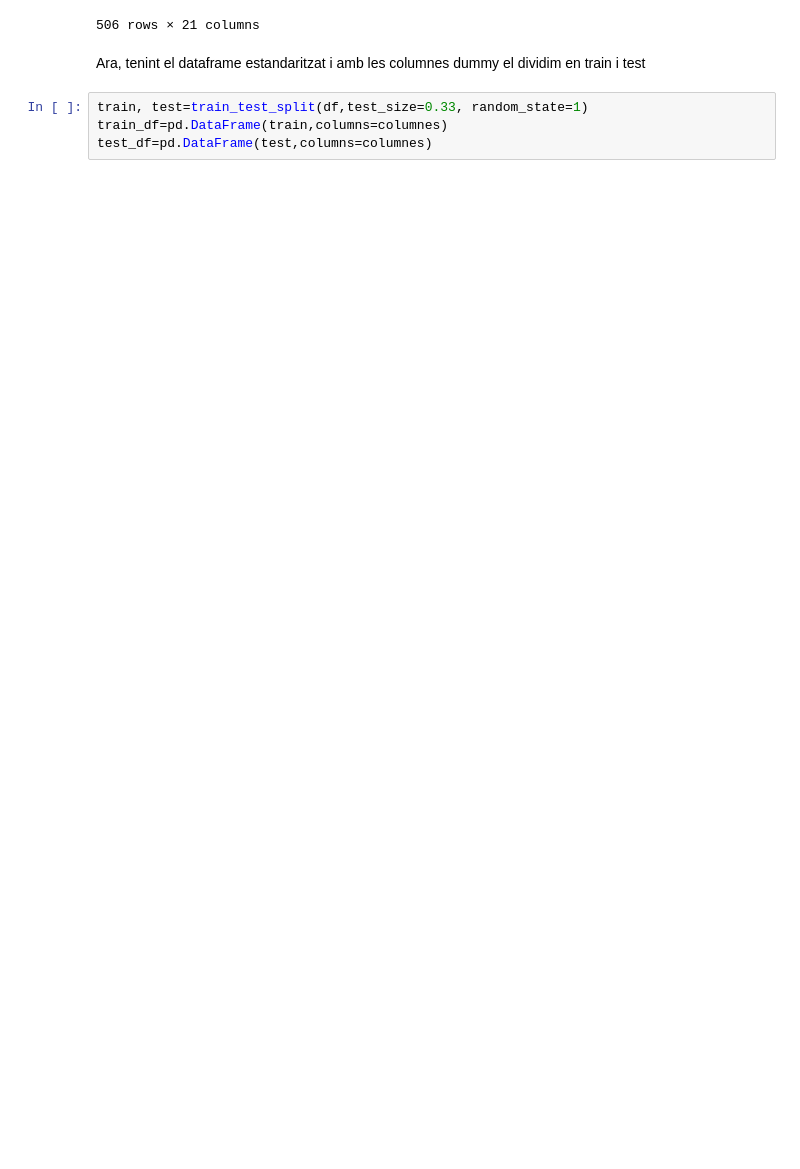
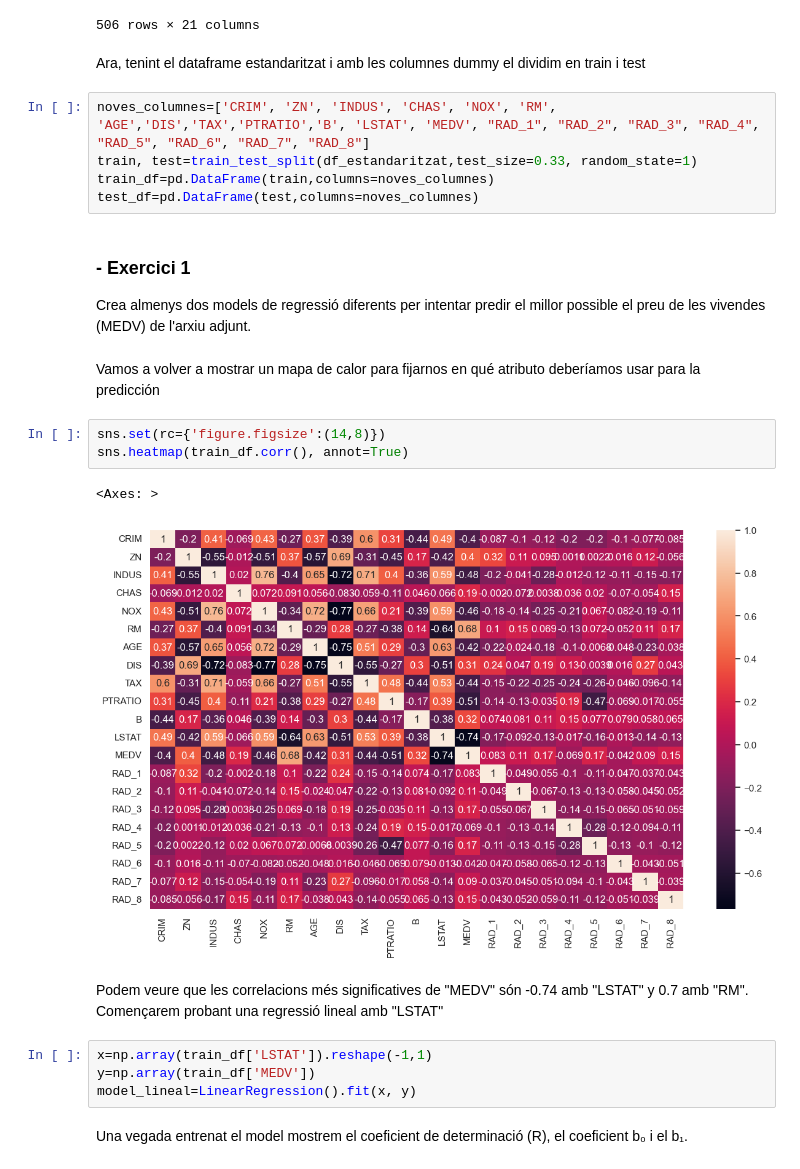
Before and after one commit to maribelseara/ML_regressions, a Jupyter notebook: ml_regressions.ipynb, the cells around one changed output. Drawn from its saved outputs; the diff is of its cells as text; blank space fills up the shorter version.

Commit message:
exercicis 1 i2

```diff
--- a/ml_regressions.ipynb
+++ b/ml_regressions.ipynb
@@ -80,6 +75,26 @@ df_estandaritzat
 # %% [markdown]
 Ara, tenint el dataframe estandaritzat i amb les columnes dummy el dividim en train i test
 # %%
-train, test=train_test_split(df,test_size=0.33, random_state=1)
-train_df=pd.DataFrame(train,columns=columnes)
-test_df=pd.DataFrame(test,columns=columnes)
+noves_columnes=['CRIM', 'ZN', 'INDUS', 'CHAS', 'NOX', 'RM', 'AGE','DIS','TAX','PTRATIO','B', 'LSTAT', 'MEDV', "RAD_1", "RAD_2", "RAD_3", "RAD_4", "RAD_5", "RAD_6", "RAD_7", "RAD_8"]
+train, test=train_test_split(df_estandaritzat,test_size=0.33, random_state=1)
+train_df=pd.DataFrame(train,columns=noves_columnes)
+test_df=pd.DataFrame(test,columns=noves_columnes)
+# %% [markdown]
+### - Exercici 1
+Crea almenys dos models de regressió diferents per intentar predir el millor possible el preu de les vivendes (MEDV) de l'arxiu adjunt.
+# %% [markdown]
+Vamos a volver a mostrar un mapa de calor para fijarnos en qué atributo deberíamos usar para la predicción
+# %%
+sns.set(rc={'figure.figsize':(14,8)})
+sns.heatmap(train_df.corr(), annot=True)
+# %% [output]
+<Axes: >
+[figure, added]
+# %% [markdown]
+Podem veure que les correlacions més significatives de "MEDV" són -0.74 amb "LSTAT" y 0.7 amb "RM". Començarem probant una regressió lineal amb "LSTAT"
+# %%
+x=np.array(train_df['LSTAT']).reshape(-1,1)
+y=np.array(train_df['MEDV'])
+model_lineal=LinearRegression().fit(x, y)
+# %% [markdown]
+Una vegada entrenat el model mostrem el coeficient de determinació (R), el coeficient b₀ i el b₁.
```
Also changed, not shown: parts of 26 cells of this notebook, 1 other file.
